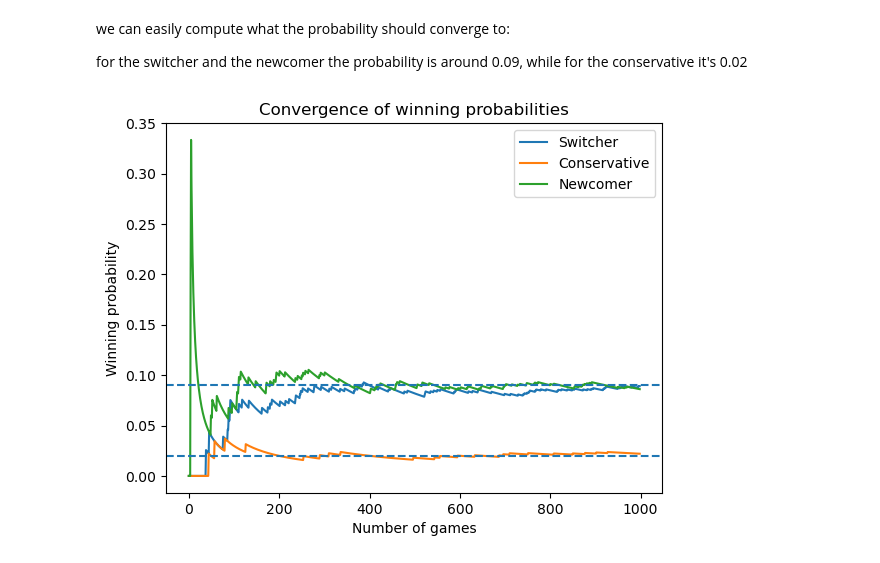
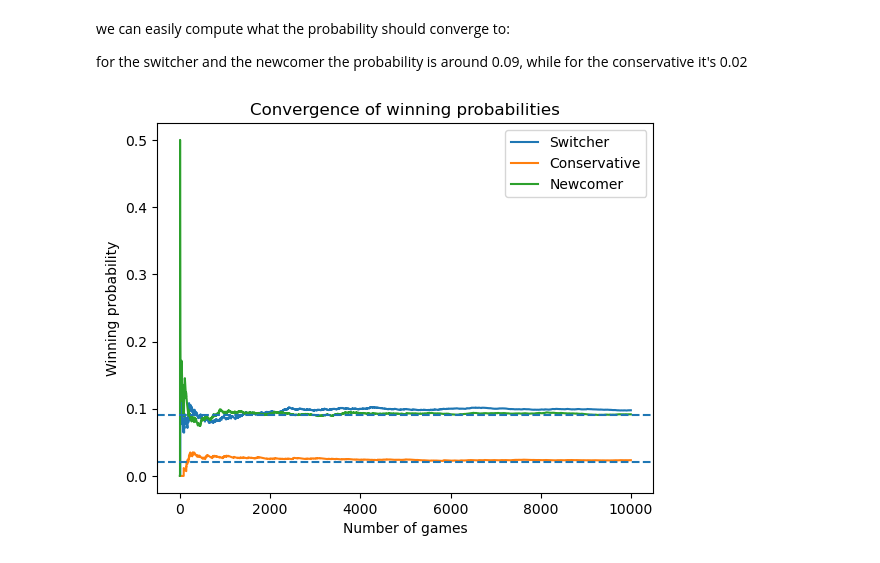
Before and after one commit to alessandrodipiano/machinelearning4physics_bicocca_2026, a Jupyter notebook: lectures/L01_probability.ipynb, the cells around one changed output. Drawn from its saved outputs; the diff is of its cells as text; code cells hidden in the pictures.

```diff
--- a/lectures/L01_probability.ipynb
+++ b/lectures/L01_probability.ipynb
@@ -776,12 +776,7 @@ def simulation(players, N, number_goats, n_open):
 
         for player in players:
 
-            if player=='switcher' and n_open==1:
-
-                if 'car' in left[0].values():
-                    car_count_S += 1
-
-            elif player=='switcher' and n_open!=1:
+            if player=='switcher':
 
                 tru=choice(left)
 
@@ -908,25 +886,25 @@ for the switcher and the newcomer the probability is around 0.09, while for the
 # %%
 
 
 
 players=['newcomer', 'switcher', 'conservative']
 
-N=1000
+N=10000
 
 prob_S, prob_C, prob_N=simulation(players, N,40,30)
 plt.plot(prob_S, label="Switcher")
 plt.plot(prob_C, label="Conservative")
 plt.plot(prob_N, label="Newcomer")
 
 plt.axhline(y=0.09, linestyle='--')
 plt.axhline(y=0.02, linestyle='--')
 
 
 plt.xlabel("Number of games")
 plt.ylabel("Winning probability")
 plt.title("Convergence of winning probabilities")
 
 plt.legend()
 plt.show()
 # %% [output]
-[figure, old version]
+[figure, new version]
```
Also changed, not shown: parts of 4 cells of this notebook, 1 other file.
